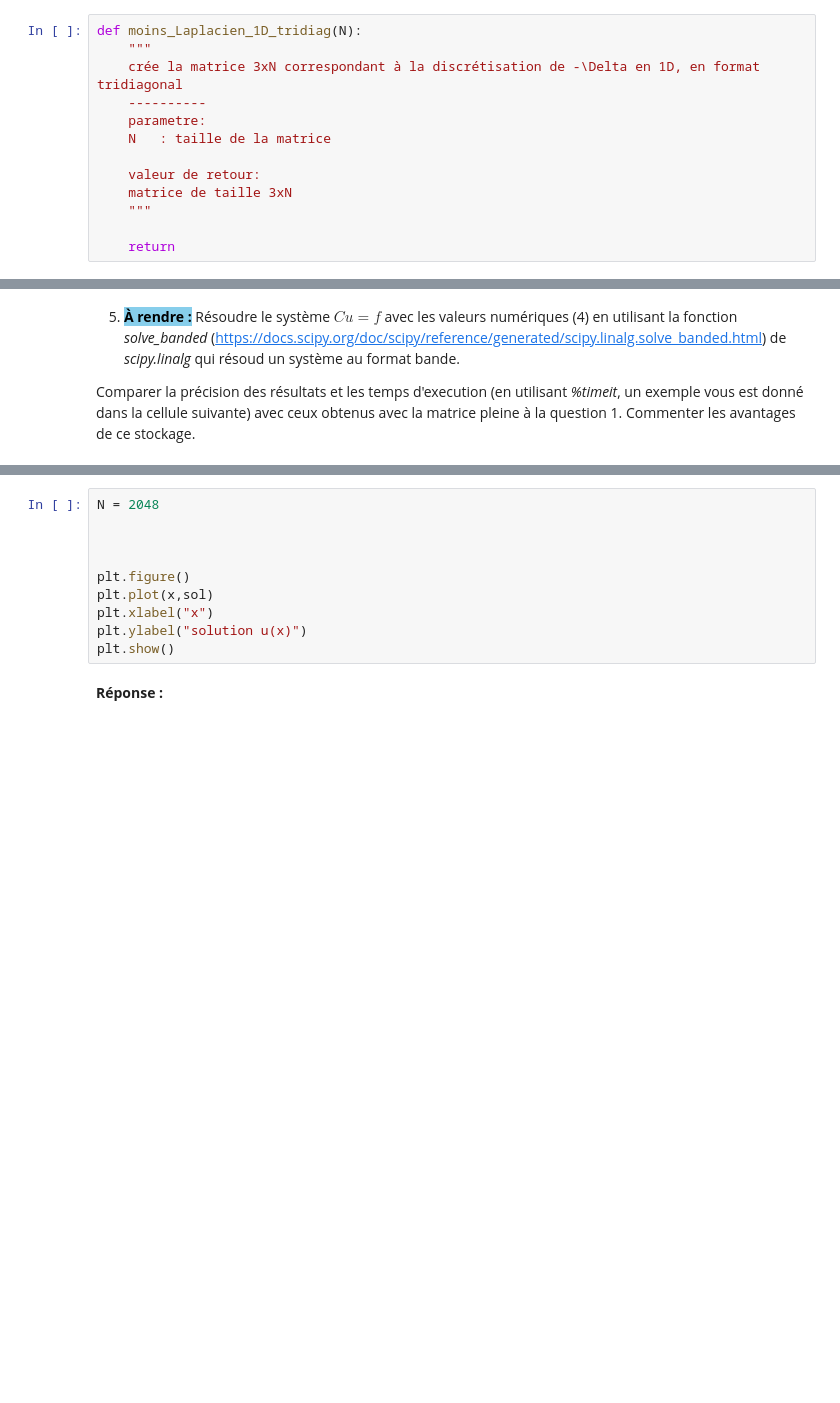
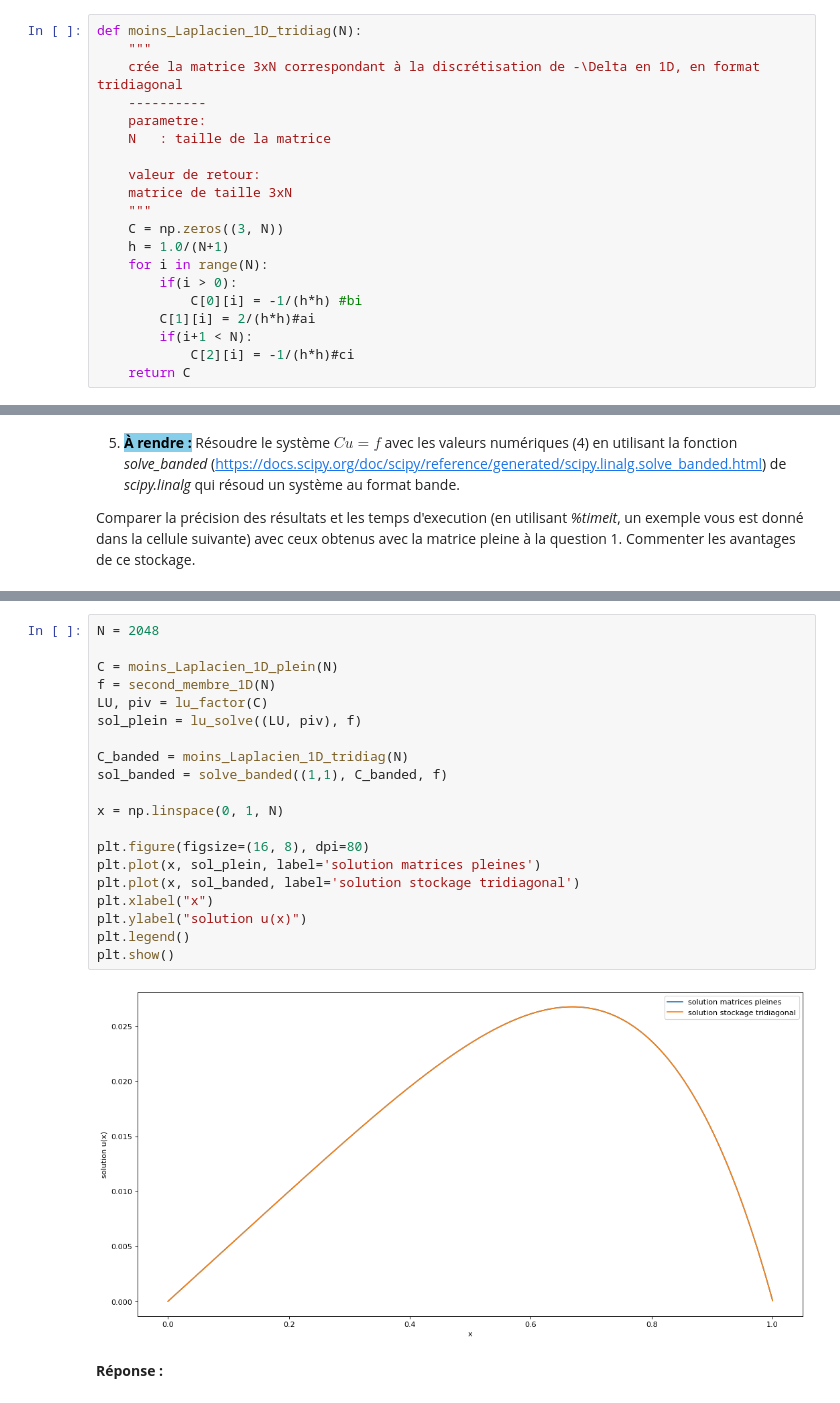
Before and after one commit to ArkhamKnightGPC/MAP412, a Jupyter notebook: pc4.ipynb, the cells around one changed output, grey strips where cells are left out. Cells and saved outputs as stored; diff of their text form; blank space fills up the shorter version.

```diff
--- a/pc4.ipynb
+++ b/pc4.ipynb
@@ -462,7 +678,14 @@ def moins_Laplacien_1D_tridiag(N):
     valeur de retour:
     matrice de taille 3xN
     """
-
-    return
+    C = np.zeros((3, N))
+    h = 1.0/(N+1)
+    for i in range(N):
+        if(i > 0):
+            C[0][i] = -1/(h*h) #bi
+        C[1][i] = 2/(h*h)#ai
+        if(i+1 < N):
+            C[2][i] = -1/(h*h)#ci
+    return C
 # %%
 # Test avec N=3
@@ -481,12 +716,24 @@ b = np.ones(N)
-# %%
-N = 2048
-
-
-
-plt.figure()
-plt.plot(x,sol)
-plt.xlabel("x")
-plt.ylabel("solution u(x)")
-plt.show()
+# %%
+N = 2048
+
+C = moins_Laplacien_1D_plein(N)
+f = second_membre_1D(N)
+LU, piv = lu_factor(C)
+sol_plein = lu_solve((LU, piv), f)
+
+C_banded = moins_Laplacien_1D_tridiag(N)
+sol_banded = solve_banded((1,1), C_banded, f)
+
+x = np.linspace(0, 1, N)
+
+plt.figure(figsize=(16, 8), dpi=80)
+plt.plot(x, sol_plein, label='solution matrices pleines')
+plt.plot(x, sol_banded, label='solution stockage tridiagonal')
+plt.xlabel("x")
+plt.ylabel("solution u(x)")
+plt.legend()
+plt.show()
+# %% [output]
+[figure, added]
 # %% [markdown]
 **Réponse :**
```
Also changed, not shown: parts of 34 cells of this notebook.
